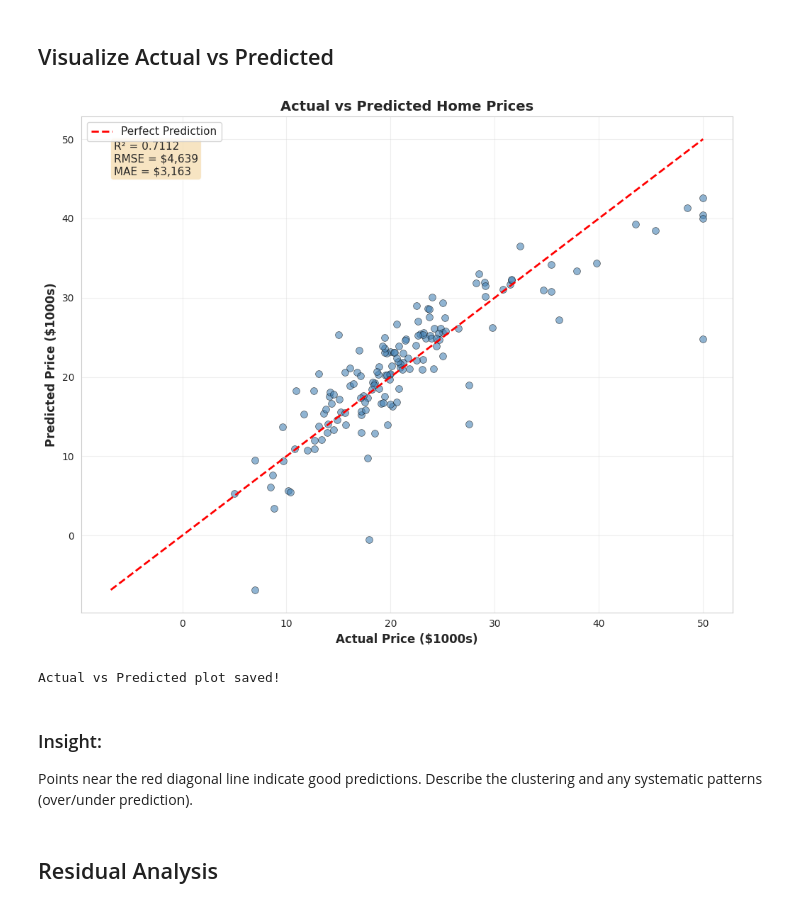
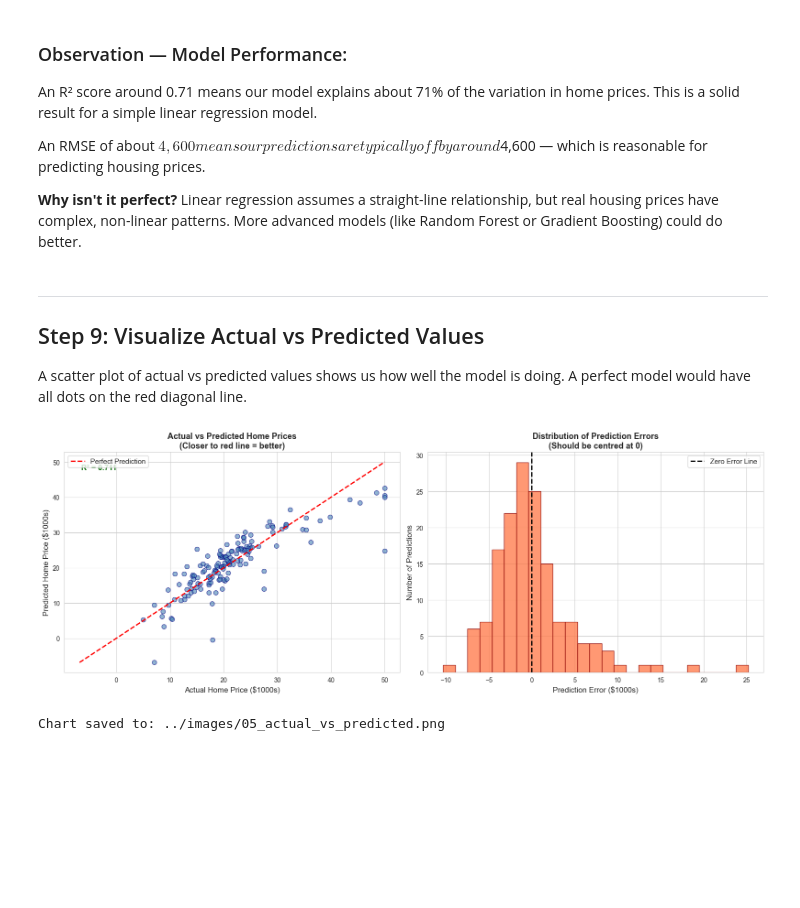
Before and after one commit to akhadagh/INTERSHIP-WITH-CODVEDA, a Jupyter notebook: level2/regression_analysis.ipynb, the cells around one changed output. Drawn from its saved outputs; the diff is of its cells as text; code cells hidden in the pictures; blank space fills up the shorter version.

```diff
--- a/level2/regression_analysis.ipynb
+++ b/level2/regression_analysis.ipynb
@@ -266,36 +418,54 @@ MAE (Mean Absolute Error): 3.1627
+# %% [markdown]
+### Observation — Model Performance:
+
+An R² score around 0.71 means our model explains about 71% of the variation in home prices. This is a solid result for a simple linear regression model.
+
+An RMSE of about $4,600 means our predictions are typically off by around $4,600 — which is reasonable for predicting housing prices.
+
+**Why isn't it perfect?** Linear regression assumes a straight-line relationship, but real housing prices have complex, non-linear patterns. More advanced models (like Random Forest or Gradient Boosting) could do better.
 # %% [markdown]
-## Visualize Actual vs Predicted
+---
+## Step 9: Visualize Actual vs Predicted Values
+
+A scatter plot of actual vs predicted values shows us how well the model is doing. A perfect model would have all dots on the red diagonal line.
 # %%
-# Create scatter plot of actual vs predicted
-plt.figure(figsize=(10, 8))
-plt.scatter(y_test, y_pred, alpha=0.6, s=50, color='steelblue', edgecolors='black', linewidth=0.5)
+# ============================================================
+# PLOT 1: ACTUAL VS PREDICTED VALUES
+# ============================================================
 
-# Add perfect prediction line
+fig, axes = plt.subplots(1, 2, figsize=(16, 6))
+
+# --- Left plot: Actual vs Predicted scatter plot ---
+ax1 = axes[0]
+ax1.scatter(y_test, y_pred, alpha=0.6, color='steelblue', edgecolors='navy', s=50)
+
+# Draw the perfect prediction line (where actual = predicted)
 min_val = min(y_test.min(), y_pred.min())
 max_val = max(y_test.max(), y_pred.max())
-plt.plot([min_val, max_val], [min_val, max_val], 'r--', lw=2, label='Perfect Prediction')
+ax1.plot([min_val, max_val], [min_val, max_val], 'r--', linewidth=2, label='Perfect Prediction')
 
-plt.xlabel('Actual Price ($1000s)', fontsize=12, fontweight='bold')
-plt.ylabel('Predicted Price ($1000s)', fontsize=12, fontweight='bold')
-plt.title('Actual vs Predicted Home Prices', fontsize=14, fontweight='bold')
-plt.legend(fontsize=11)
-plt.grid(alpha=0.3)
+ax1.set_xlabel('Actual Home Price ($1000s)', fontsize=12)
+ax1.set_ylabel('Predicted Home Price ($1000s)', fontsize=12)
+ax1.set_title('Actual vs Predicted Home Prices\n(Closer to red line = better)', fontsize=13, fontweight='bold')
+ax1.legend(fontsize=11)
+ax1.text(0.05, 0.92, f'R² = {r2:.3f}', transform=ax1.transAxes,
+         fontsize=12, color='darkgreen', fontweight='bold')
 
-# Add text with metrics
-textstr = f'R² = {r2:.4f}\nRMSE = ${rmse*1000:,.0f}\nMAE = ${mae*1000:,.0f}'
-plt.text(0.05, 0.95, textstr, transform=plt.gca().transAxes, fontsize=11,
-        verticalalignment='top', bbox=dict(boxstyle='round', facecolor='wheat', alpha=0.8))
+# --- Right plot: Distribution of errors (residuals) ---
+ax2 = axes[1]
+residuals = y_test.values - y_pred
+ax2.hist(residuals, bins=25, color='coral', edgecolor='darkred', alpha=0.8)
+ax2.axvline(x=0, color='black', linestyle='--', linewidth=2, label='Zero Error Line')
+ax2.set_xlabel('Prediction Error ($1000s)', fontsize=12)
+ax2.set_ylabel('Number of Predictions', fontsize=12)
+ax2.set_title('Distribution of Prediction Errors\n(Should be centred at 0)', fontsize=13, fontweight='bold')
+ax2.legend(fontsize=11)
 
 plt.tight_layout()
-plt.savefig('../images/05_actual_vs_predicted.png', dpi=300, bbox_inches='tight')
+plt.savefig('../images/05_actual_vs_predicted.png', dpi=150, bbox_inches='tight')
 plt.show()
 
-print('Actual vs Predicted plot saved!')
+print('Chart saved to: ../images/05_actual_vs_predicted.png')
 # %% [output]
-[figure, old version]
+[figure, new version]
-Actual vs Predicted plot saved!
+Chart saved to: ../images/05_actual_vs_predicted.png
-# %% [markdown]
-### Insight:
-Points near the red diagonal line indicate good predictions. Describe the clustering and any systematic patterns (over/under prediction).
-# %% [markdown]
-## Residual Analysis
```
Also changed, not shown: parts of 34 cells of this notebook, 10 other files.
